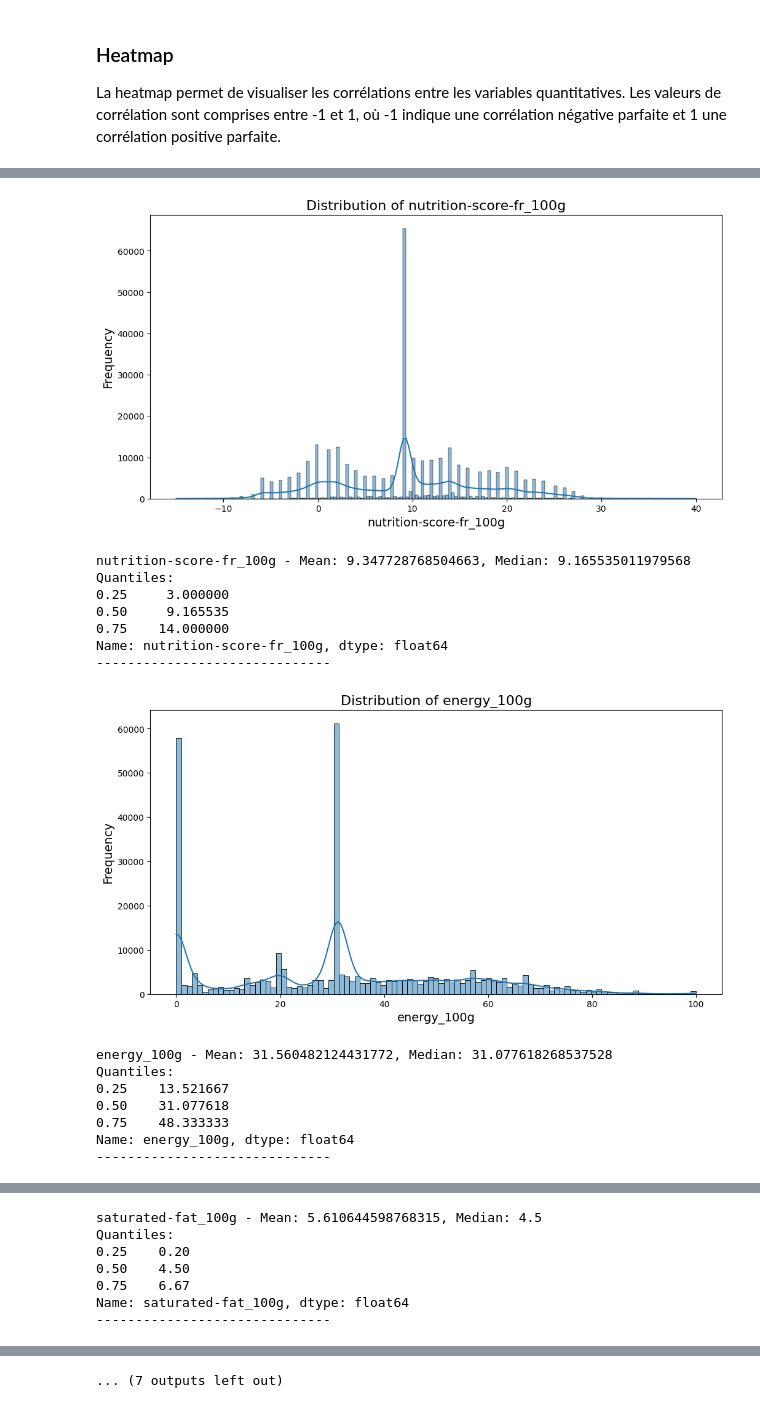
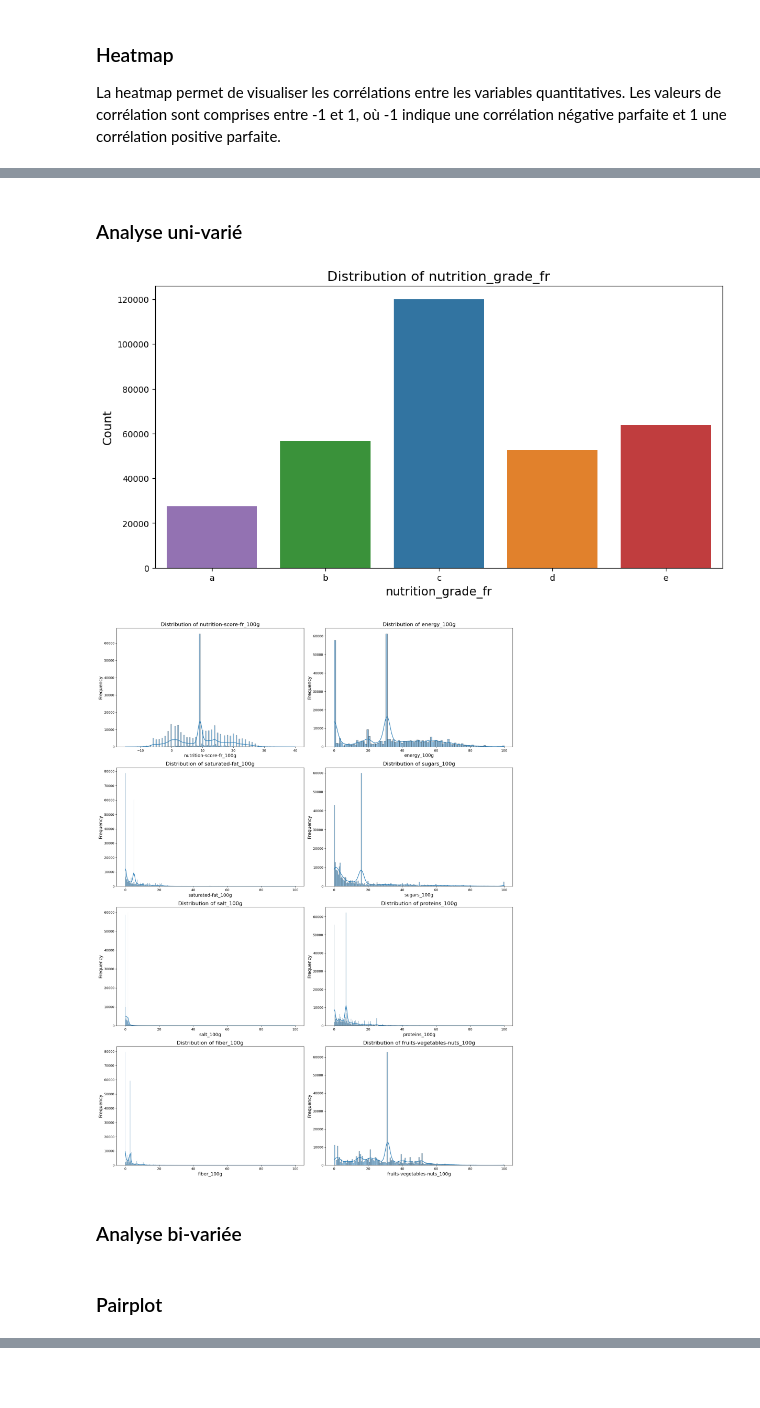
Before and after one commit to Belin27000/P3_publicHealth, a Jupyter notebook: P3_publicHealth_rev1.ipynb, the cells around one changed output, grey strips where cells are left out. Cells and saved outputs as stored; diff of their text form; code cells hidden in the pictures; blank space fills up the shorter version.

```diff
--- a/P3_publicHealth_rev1.ipynb
+++ b/P3_publicHealth_rev1.ipynb
@@ -423,6 +424,8 @@ Calcul de la Dispersion :</br>
 Le pairplot permet de visualiser les relations entre les variables numériques du jeu de données, tout en incluant les distributions univariées sur la diagonale.
 # %%
 def plot_pairplot(data, quantitative_features):
+    display(HTML('<h3>Pairplot</h3>'))
+
     sns.pairplot(data[quantitative_features.columns])
     plt.suptitle('Pairplot des variables quantitative', y=0.02)
     plt.show()
@@ -442,7 +445,8 @@ def plot_correlation_heatmap(data, quantitative_features, threshold = 0.5):
     correlation_matrix = data[quantitative_features.columns].corr()
 
     mask = (correlation_matrix< -threshold)| (correlation_matrix > threshold)
+    matrix =np.triu(correlation_matrix)
     plt.figure(figsize=(12,8))
-    sns.heatmap(correlation_matrix[mask], annot=True, cmap='coolwarm', fmt='.2f')
+    sns.heatmap(correlation_matrix[mask], annot=True, cmap='coolwarm', fmt='.2f',mask=matrix)
     plt.title(f'Heatmap entre les variables quantitatives - Seuil d\'affichage {-threshold}, {threshold}')
     plt.show()
@@ -448,0 +463,11 @@ def plot_correlation_heatmap(data, quantitative_features, threshold = 0.5):
+# %%
+def target_distribution(data, target):
+
+    order = sorted(data[target].value_counts().index)
+
+    plt.figure(figsize=(12,6))
+    sns.countplot(data=data, x=target,order=order, hue=target)
+    plt.title(f'Distribution of {target}', fontsize=16)
+    plt.xlabel(target,fontsize=14)
+    plt.ylabel('Count', fontsize=14)
+    plt.show()
@@ -449,37 +499,28 @@ def plot_correlation_heatmap(data, quantitative_features, threshold = 0.5):
 # %%
 def analyze_uni_multi(df):
     columns_to_keep,_,_=select_columns()
     data_to_display = df[columns_to_keep]
 
     quantitative_features,qualitative_features=split_features(data_to_display)
+    display(HTML('<h3>Analyse uni-varié</h3>'))
+    target_distribution(data,target)
+    analyze_distribution(data_to_display,quantitative_features)
+    # metrics = calculate_metrics(df,quantitative_features)
 
-    analyze_distribution(data_to_display,quantitative_features)
-    metrics = calculate_metrics(df,quantitative_features)
+    # for col, info in metrics.items():
+    #     print(f"Pour la colonne '{col}': ")
+    #     print(f"- {info['Mesure choisie']}: {info['Valeur']}")
+    #     print(f"- Écart-type: {info['Écart-type']}")
 
-    for col, info in metrics.items():
-        print(f"Pour la colonne '{col}': ")
-        print(f"- {info['Mesure choisie']}: {info['Valeur']}")
-        print(f"- Écart-type: {info['Écart-type']}")
-        print()
-
+    display(HTML('<h3>Analyse bi-variée</h3>'))
     plot_pairplot(df,quantitative_features)
-    plot_boxplot_numeric_categorical(df,quantitative_features, target)
-    plot_correlation_heatmap(df,quantitative_features, threshold=0.2)
+    # # # plot_boxplot_numeric_categorical(df,quantitative_features, target)
+    plot_correlation_heatmap(df,quantitative_features, threshold=0)
+    # target_vs_columnToKeep_distribution(data=df, graphType='violon')
 analyze_uni_multi(df)
 # %% [output]
+Analyse uni-varié
-[figure, old version]
+[figure, new version]
-nutrition-score-fr_100g - Mean: 9.347728768504663, Median: 9.165535011979568
-Quantiles:
-0.25     3.000000
-0.50     9.165535
-0.75    14.000000
-Name: nutrition-score-fr_100g, dtype: float64
-------------------------------
-[figure, old version]
+[figure, new version]
-energy_100g - Mean: 31.560482124431772, Median: 31.077618268537528
-Quantiles:
-0.25    13.521667
-0.50    31.077618
-0.75    48.333333
-Name: energy_100g, dtype: float64
-------------------------------
+Analyse bi-variée
+Pairplot
@@ -487,7 +527,0 @@ Name: energy_100g, dtype: float64
-saturated-fat_100g - Mean: 5.610644598768315, Median: 4.5
-Quantiles:
-0.25    0.20
-0.50    4.50
-0.75    6.67
-Name: saturated-fat_100g, dtype: float64
-------------------------------
@@ -518 +528,0 @@ Name: proteins_100g, dtype: float64
-... (7 outputs left out)
```
Also changed, not shown: parts of 11 cells of this notebook.
